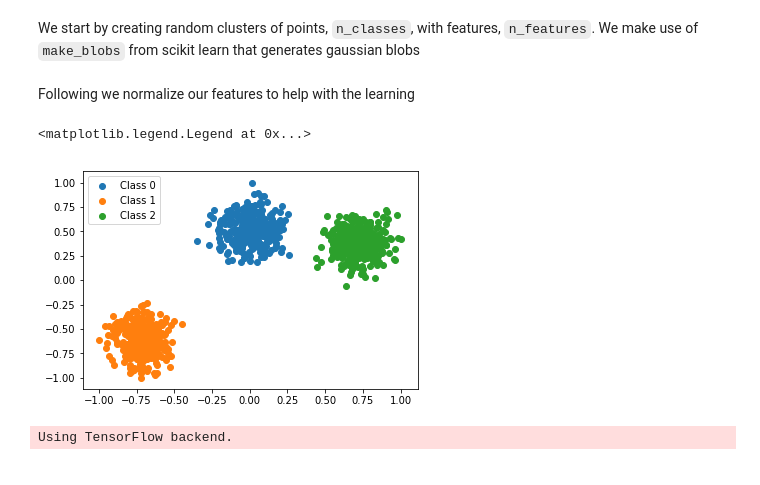
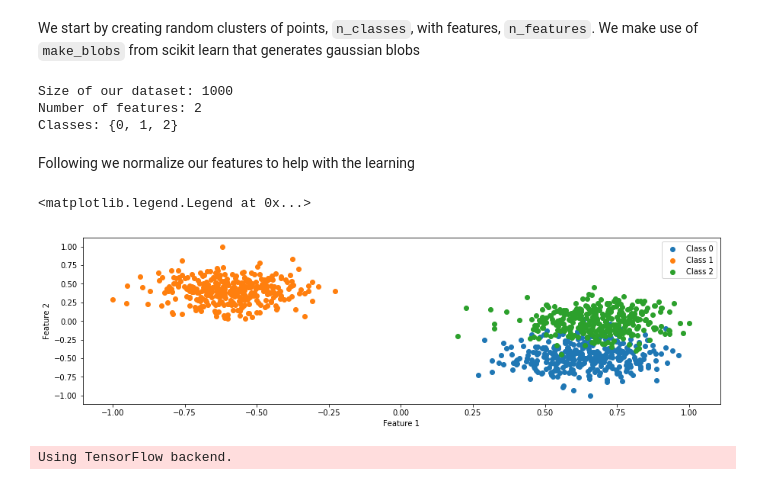
Before and after one commit to jscriptcoder/Data-Augmentation-using-cGAN, a Jupyter notebook: data-augmentation-using-cGAN.ipynb, the cells around one changed output. Saved outputs shown, nothing was run; the diff lists cells and outputs as text; code cells hidden in the pictures.

```diff
--- a/data-augmentation-using-cGAN.ipynb
+++ b/data-augmentation-using-cGAN.ipynb
@@ -20,3 +16,15 @@ X, y = make_blobs(n_samples=n_samples, centers=n_classes, n_features=n_features)
+# %%
+from sklearn.datasets import make_blobs
+
+X, y = make_blobs(n_samples=n_samples, centers=n_classes, n_features=n_features, random_state=123)
+
+print('Size of our dataset:', len(X))
+print('Number of features:', X.shape[1])
+print('Classes:', set(y))
+# %% [output]
+Size of our dataset: 1000
+Number of features: 2
+Classes: {0, 1, 2}
 # %% [markdown]
 Following we normalize our features to help with the learning
 # %%
@@ -28,14 +36,17 @@ scaled_X = scaler.fit_transform(X)
 # %%
+fig, ax = plt.subplots(figsize=(15, 4))
 legend = []
 
 for i in range(n_classes):
-    plt.scatter(scaled_X[:, 0][np.where(y==i)], scaled_X[:, 1][np.where(y==i)])
+    plt.scatter(scaled_X[:, 0][np.where(y==i)], scaled_X[:, 1][np.where(y==i)], )
     legend.append('Class %d' % i)
 
-plt.legend(legend)
+ax.set_xlabel('Feature 1')
+ax.set_ylabel('Feature 2')
+ax.legend(legend)
 # %% [output]
 <matplotlib.legend.Legend at 0x...>
-[figure, old version]
+[figure, new version]
 # %%
 # Core layers
 from keras.layers \
```
Also changed, not shown: parts of 16 cells of this notebook.
